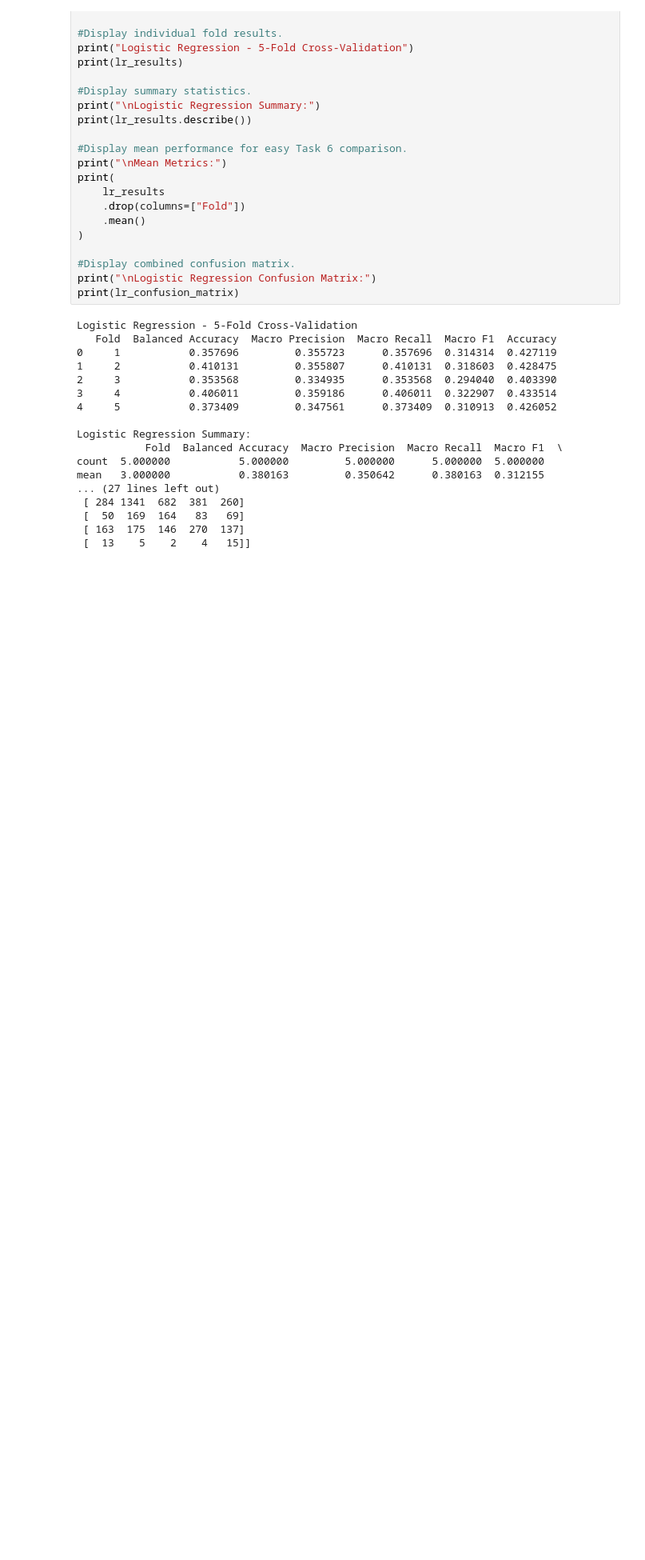
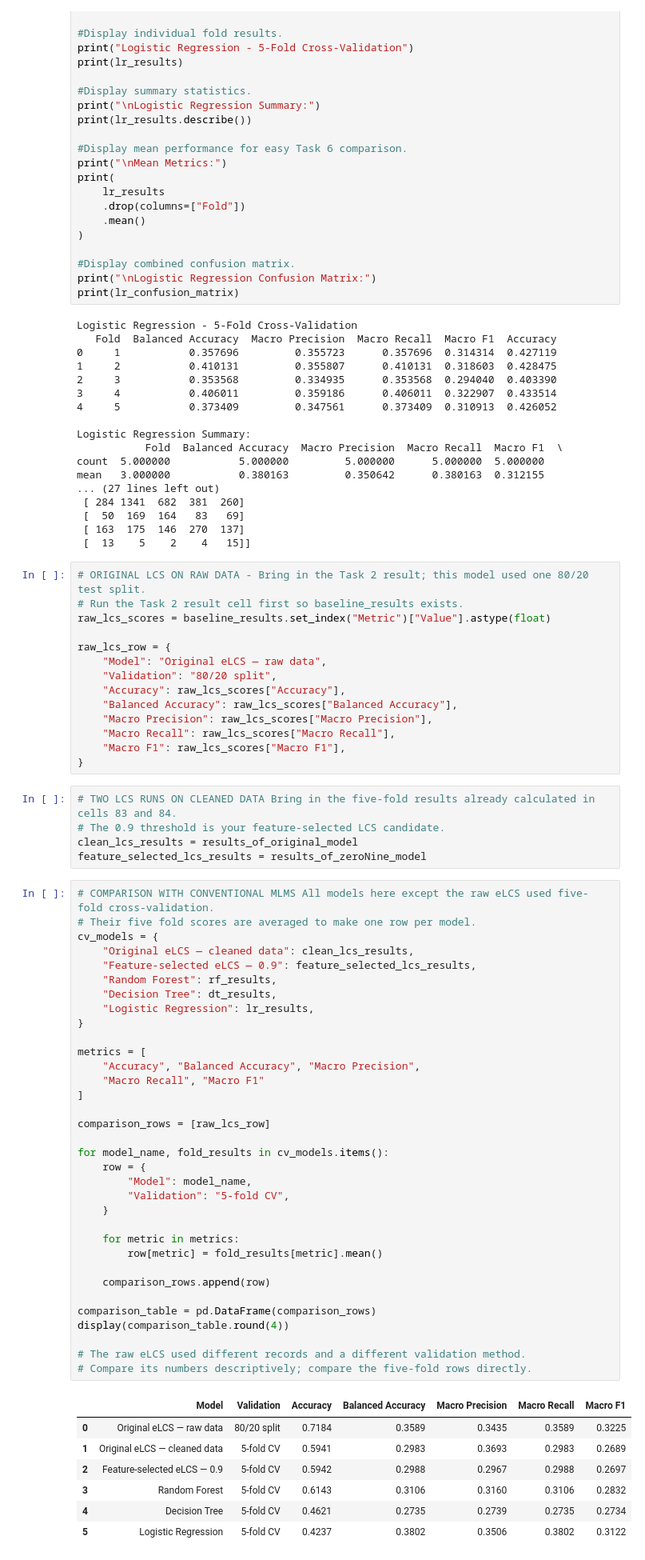
Before and after one commit to ChrisJHM6446/ENGE707_Project_Phase2, a Jupyter notebook: ENGE707_Phase2_Main.ipynb, the cells around one changed output. Shown at 80% size. Saved outputs shown, nothing was run; the diff lists cells and outputs as text; blank space fills up the shorter version.

Commit message:
task 6 2/2. All MLM models ran, results from eLCS variants restated. Evaluation and Comparison of models and results done. Quick breakdown of everything so it reads fresh.

```diff
--- a/ENGE707_Phase2_Main.ipynb
+++ b/ENGE707_Phase2_Main.ipynb
@@ -2242,3 +2242,64 @@ mean   3.000000           0.380163         0.350642      0.380163  0.312155
  [  50  169  164   83   69]
  [ 163  175  146  270  137]
  [  13    5    2    4   15]]
+# %%
+# ORIGINAL LCS ON RAW DATA - Bring in the Task 2 result; this model used one 80/20 test split.
+# Run the Task 2 result cell first so baseline_results exists.
+raw_lcs_scores = baseline_results.set_index("Metric")["Value"].astype(float)
+
+raw_lcs_row = {
+    "Model": "Original eLCS — raw data",
+    "Validation": "80/20 split",
+    "Accuracy": raw_lcs_scores["Accuracy"],
+    "Balanced Accuracy": raw_lcs_scores["Balanced Accuracy"],
+    "Macro Precision": raw_lcs_scores["Macro Precision"],
+    "Macro Recall": raw_lcs_scores["Macro Recall"],
+    "Macro F1": raw_lcs_scores["Macro F1"],
+}
+# %%
+# TWO LCS RUNS ON CLEANED DATA Bring in the five-fold results already calculated in cells 83 and 84.
+# The 0.9 threshold is your feature-selected LCS candidate.
+clean_lcs_results = results_of_original_model
+feature_selected_lcs_results = results_of_zeroNine_model
+# %%
+# COMPARISON WITH CONVENTIONAL MLMS All models here except the raw eLCS used five-fold cross-validation.
+# Their five fold scores are averaged to make one row per model.
+cv_models = {
+    "Original eLCS — cleaned data": clean_lcs_results,
+    "Feature-selected eLCS — 0.9": feature_selected_lcs_results,
+    "Random Forest": rf_results,
+    "Decision Tree": dt_results,
+    "Logistic Regression": lr_results,
+}
+
+metrics = [
+    "Accuracy", "Balanced Accuracy", "Macro Precision",
+    "Macro Recall", "Macro F1"
+]
+
+comparison_rows = [raw_lcs_row]
+
+for model_name, fold_results in cv_models.items():
+    row = {
+        "Model": model_name,
+        "Validation": "5-fold CV",
+    }
+
+    for metric in metrics:
+        row[metric] = fold_results[metric].mean()
+
+    comparison_rows.append(row)
+
+comparison_table = pd.DataFrame(comparison_rows)
+display(comparison_table.round(4))
+
+# The raw eLCS used different records and a different validation method.
+# Compare its numbers descriptively; compare the five-fold rows directly.
+# %% [output]
+|  | Model | Validation | Accuracy | Balanced Accuracy | Macro Precision | Macro Recall | Macro F1 |
+| 0 | Original eLCS — raw data | 80/20 split | 0.7184 | 0.3589 | 0.3435 | 0.3589 | 0.3225 |
+| 1 | Original eLCS — cleaned data | 5-fold CV | 0.5941 | 0.2983 | 0.3693 | 0.2983 | 0.2689 |
+| 2 | Feature-selected eLCS — 0.9 | 5-fold CV | 0.5942 | 0.2988 | 0.2967 | 0.2988 | 0.2697 |
+| 3 | Random Forest | 5-fold CV | 0.6143 | 0.3106 | 0.3160 | 0.3106 | 0.2832 |
+| 4 | Decision Tree | 5-fold CV | 0.4621 | 0.2735 | 0.2739 | 0.2735 | 0.2734 |
+| 5 | Logistic Regression | 5-fold CV | 0.4237 | 0.3802 | 0.3506 | 0.3802 | 0.3122 |
```
Also changed, not shown: parts of 4 cells of this notebook, 1 other file.
